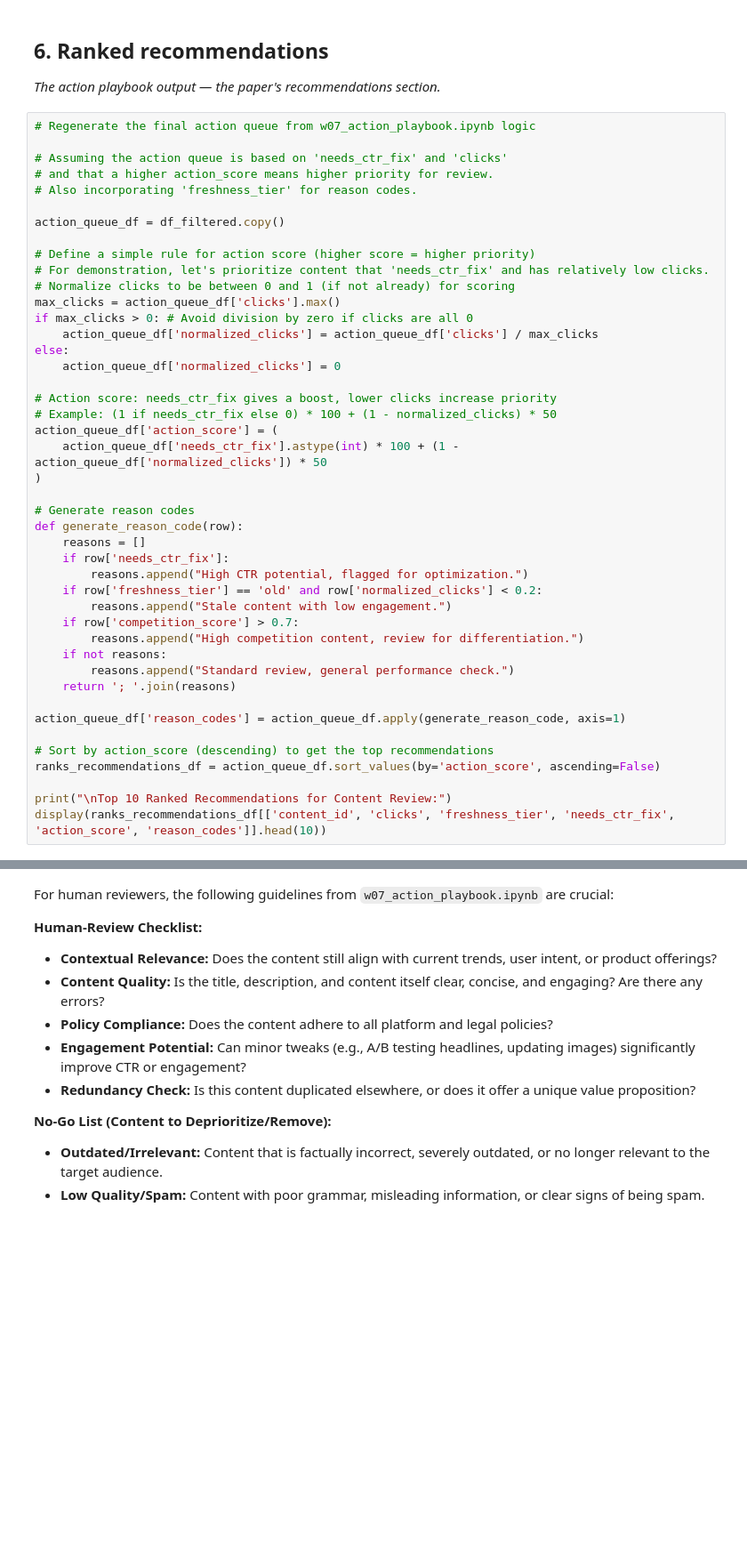
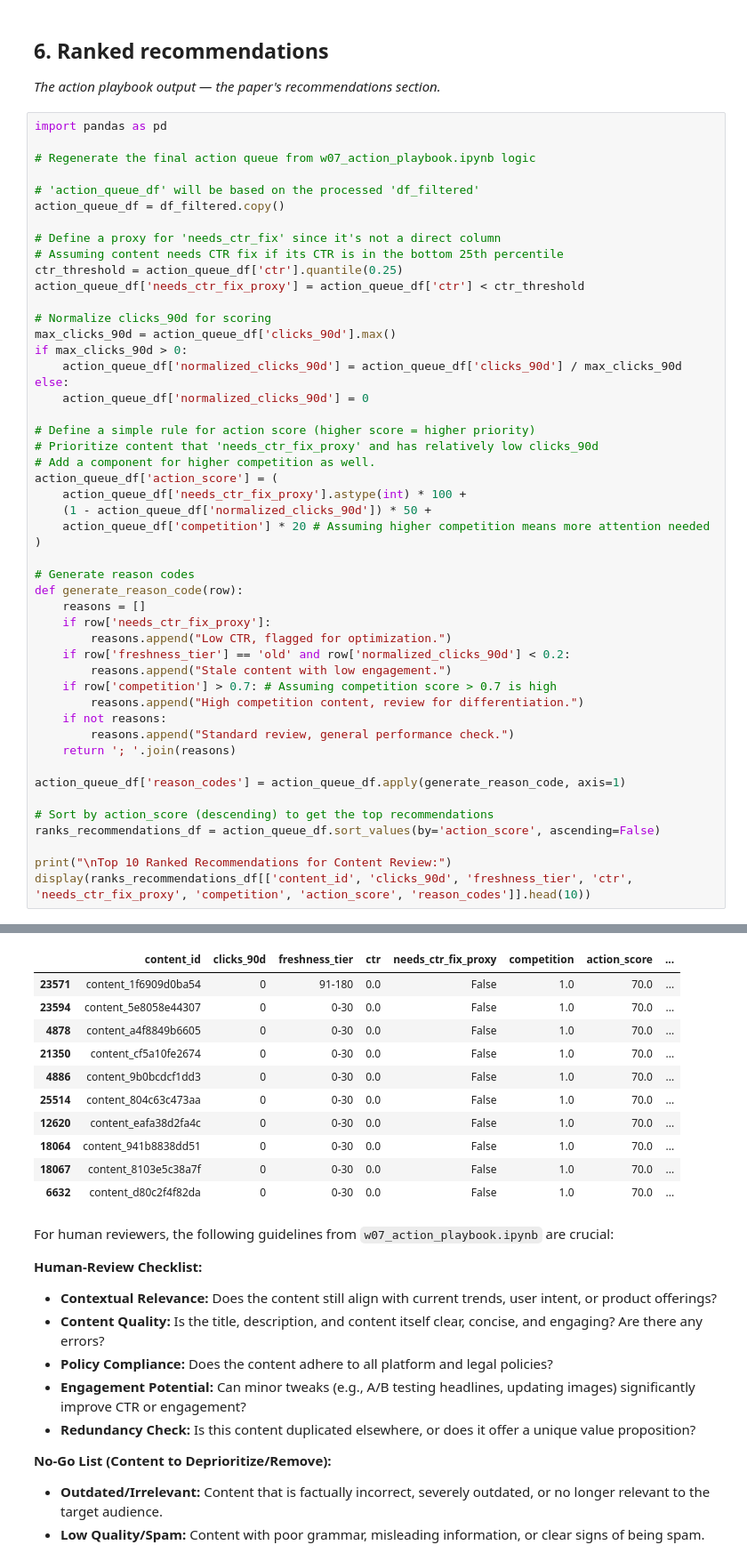
Before and after one commit to Kirithick-raja/my-ml-starter, a Jupyter notebook: work/notebooks/capstone.ipynb, the cells around one changed output, grey strips where cells are left out. Shown at 89% size. Saved outputs shown, nothing was run; the diff lists cells and outputs as text; blank space fills up the shorter version.

```diff
--- a/work/notebooks/capstone.ipynb
+++ b/work/notebooks/capstone.ipynb
@@ -210,37 +204,42 @@ This work is subject to several limitations:
 
 *The action playbook output — the paper's recommendations section.*
 # %%
+import pandas as pd
+
 # Regenerate the final action queue from w07_action_playbook.ipynb logic
 
-# Assuming the action queue is based on 'needs_ctr_fix' and 'clicks'
-# and that a higher action_score means higher priority for review.
-# Also incorporating 'freshness_tier' for reason codes.
-
+# 'action_queue_df' will be based on the processed 'df_filtered'
 action_queue_df = df_filtered.copy()
 
+# Define a proxy for 'needs_ctr_fix' since it's not a direct column
+# Assuming content needs CTR fix if its CTR is in the bottom 25th percentile
+ctr_threshold = action_queue_df['ctr'].quantile(0.25)
+action_queue_df['needs_ctr_fix_proxy'] = action_queue_df['ctr'] < ctr_threshold
+
+# Normalize clicks_90d for scoring
+max_clicks_90d = action_queue_df['clicks_90d'].max()
+if max_clicks_90d > 0:
+    action_queue_df['normalized_clicks_90d'] = action_queue_df['clicks_90d'] / max_clicks_90d
+else:
+    action_queue_df['normalized_clicks_90d'] = 0
+
 # Define a simple rule for action score (higher score = higher priority)
-# For demonstration, let's prioritize content that 'needs_ctr_fix' and has relatively low clicks.
-# Normalize clicks to be between 0 and 1 (if not already) for scoring
-max_clicks = action_queue_df['clicks'].max()
-if max_clicks > 0: # Avoid division by zero if clicks are all 0
-    action_queue_df['normalized_clicks'] = action_queue_df['clicks'] / max_clicks
-else:
-    action_queue_df['normalized_clicks'] = 0
-
-# Action score: needs_ctr_fix gives a boost, lower clicks increase priority
-# Example: (1 if needs_ctr_fix else 0) * 100 + (1 - normalized_clicks) * 50
+# Prioritize content that 'needs_ctr_fix_proxy' and has relatively low clicks_90d
+# Add a component for higher competition as well.
 action_queue_df['action_score'] = (
-    action_queue_df['needs_ctr_fix'].astype(int) * 100 + (1 - action_queue_df['normalized_clicks']) * 50
+    action_queue_df['needs_ctr_fix_proxy'].astype(int) * 100 +
+    (1 - action_queue_df['normalized_clicks_90d']) * 50 +
+    action_queue_df['competition'] * 20 # Assuming higher competition means more attention needed
 )
 
 # Generate reason codes
 def generate_reason_code(row):
     reasons = []
-    if row['needs_ctr_fix']:
-        reasons.append("High CTR potential, flagged for optimization.")
-    if row['freshness_tier'] == 'old' and row['normalized_clicks'] < 0.2:
+    if row['needs_ctr_fix_proxy']:
+        reasons.append("Low CTR, flagged for optimization.")
+    if row['freshness_tier'] == 'old' and row['normalized_clicks_90d'] < 0.2:
         reasons.append("Stale content with low engagement.")
-    if row['competition_score'] > 0.7:
+    if row['competition'] > 0.7: # Assuming competition score > 0.7 is high
         reasons.append("High competition content, review for differentiation.")
     if not reasons:
         reasons.append("Standard review, general performance check.")
@@ -252,4 +251,5 @@ action_queue_df['reason_codes'] = action_queue_df.apply(generate_reason_code, ax
 ranks_recommendations_df = action_queue_df.sort_values(by='action_score', ascending=False)
 
 print("\nTop 10 Ranked Recommendations for Content Review:")
-display(ranks_recommendations_df[['content_id', 'clicks', 'freshness_tier', 'needs_ctr_fix', 'action_score', 'reason_codes']].head(10))
+display(ranks_recommendations_df[['content_id', 'clicks_90d', 'freshness_tier', 'ctr', 'needs_ctr_fix_proxy', 'competition', 'action_score', 'reason_codes']].head(10))
+# %% [output]
@@ -256,3 +257,14 @@ display(ranks_recommendations_df[['content_id', 'clicks', 'freshness_tier', 'nee
+|  | content_id | clicks_90d | freshness_tier | ctr | needs_ctr_fix_proxy | competition | action_score | ... |
+| 23571 | content_1f6909d0ba54 | 0 | 91-180 | 0.0 | False | 1.0 | 70.0 | ... |
+| 23594 | content_5e8058e44307 | 0 | 0-30 | 0.0 | False | 1.0 | 70.0 | ... |
+| 4878 | content_a4f8849b6605 | 0 | 0-30 | 0.0 | False | 1.0 | 70.0 | ... |
+| 21350 | content_cf5a10fe2674 | 0 | 0-30 | 0.0 | False | 1.0 | 70.0 | ... |
+| 4886 | content_9b0bcdcf1dd3 | 0 | 0-30 | 0.0 | False | 1.0 | 70.0 | ... |
+| 25514 | content_804c63c473aa | 0 | 0-30 | 0.0 | False | 1.0 | 70.0 | ... |
+| 12620 | content_eafa38d2fa4c | 0 | 0-30 | 0.0 | False | 1.0 | 70.0 | ... |
+| 18064 | content_941b8838dd51 | 0 | 0-30 | 0.0 | False | 1.0 | 70.0 | ... |
+| 18067 | content_8103e5c38a7f | 0 | 0-30 | 0.0 | False | 1.0 | 70.0 | ... |
+| 6632 | content_d80c2f4f82da | 0 | 0-30 | 0.0 | False | 1.0 | 70.0 | ... |
 # %% [markdown]
 For human reviewers, the following guidelines from `w07_action_playbook.ipynb` are crucial:
 
```
Also changed, not shown: parts of 4 cells of this notebook.
